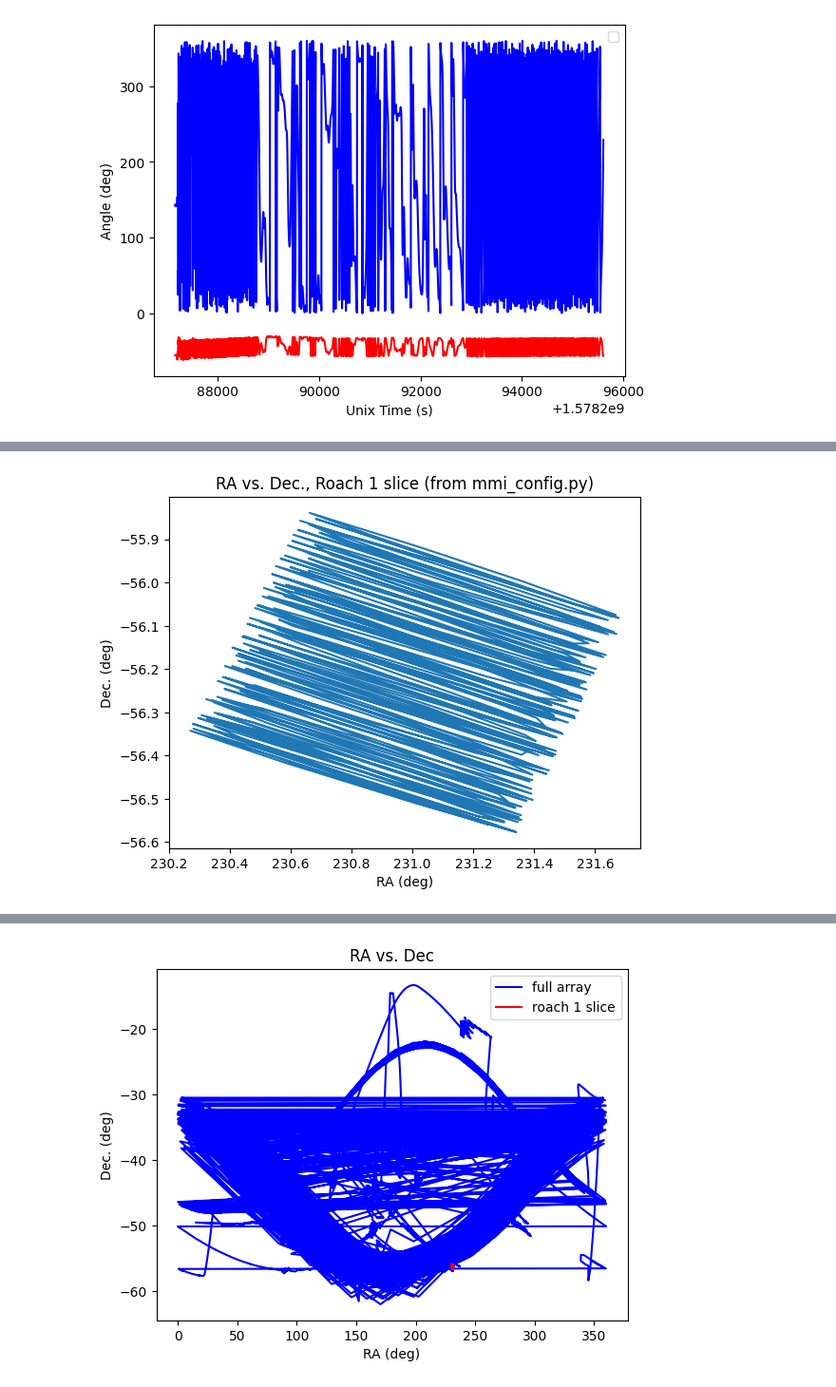
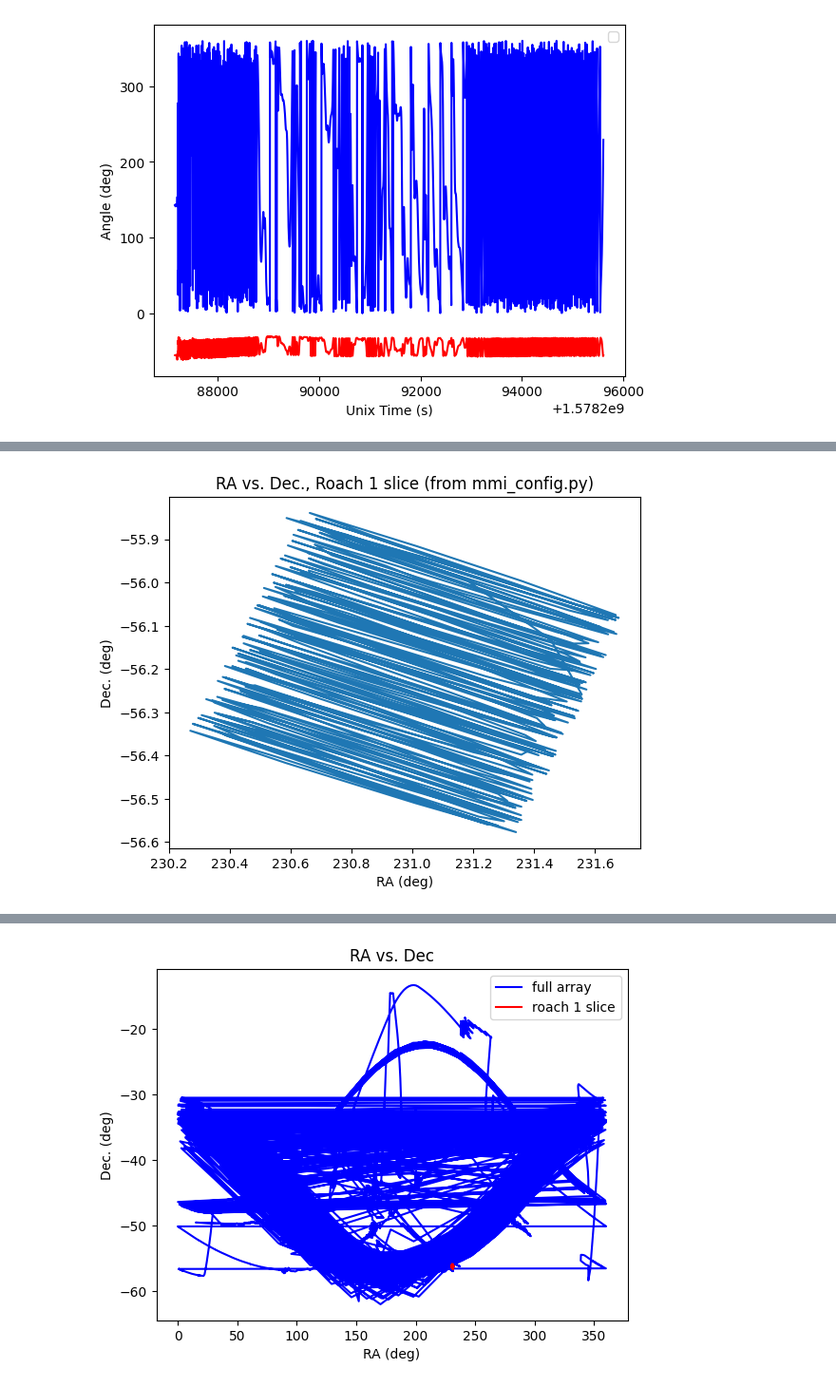
Before and after one commit to jonahjlee/map_making_blasttng_jl, a Jupyter notebook: ra_dec_slicing.ipynb, the cells around one changed output, grey strips where cells are left out. Shown at 95% size. Cells and saved outputs as stored; diff of their text form; code cells hidden in the pictures.

```diff
--- a/ra_dec_slicing.ipynb
+++ b/ra_dec_slicing.ipynb
@@ -37,13 +39,13 @@ plt.show()
 # %%
-start_index = 37141
+start_index = 37126
 end_index = start_index+516
 plt.plot(ra_dec['ra'][start_index:end_index], ra_dec['dec'][start_index:end_index])
 plt.title('RA vs. Dec., Roach 1 slice (from mmi_config.py)')
 plt.xlabel('RA (deg)')
 plt.ylabel('Dec. (deg)')
 plt.show()
 
 print(ra_dec['time'][start_index])
 print(ra_dec['time'][end_index])
 # %% [output]
-[figure, old version]
+[figure, new version]
```
Also changed, not shown: parts of 2 cells of this notebook, 2 other files.
